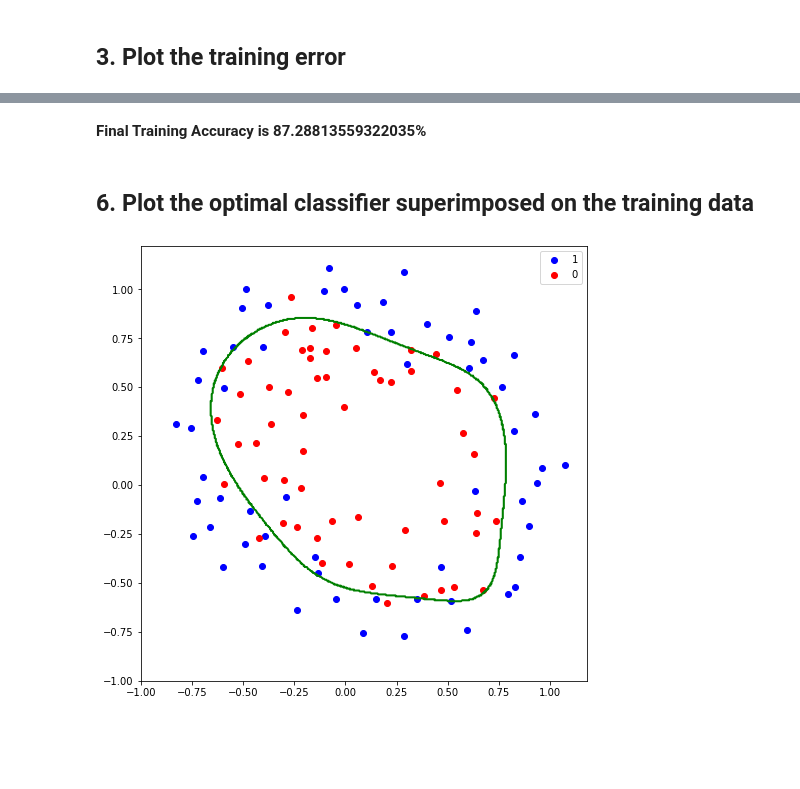
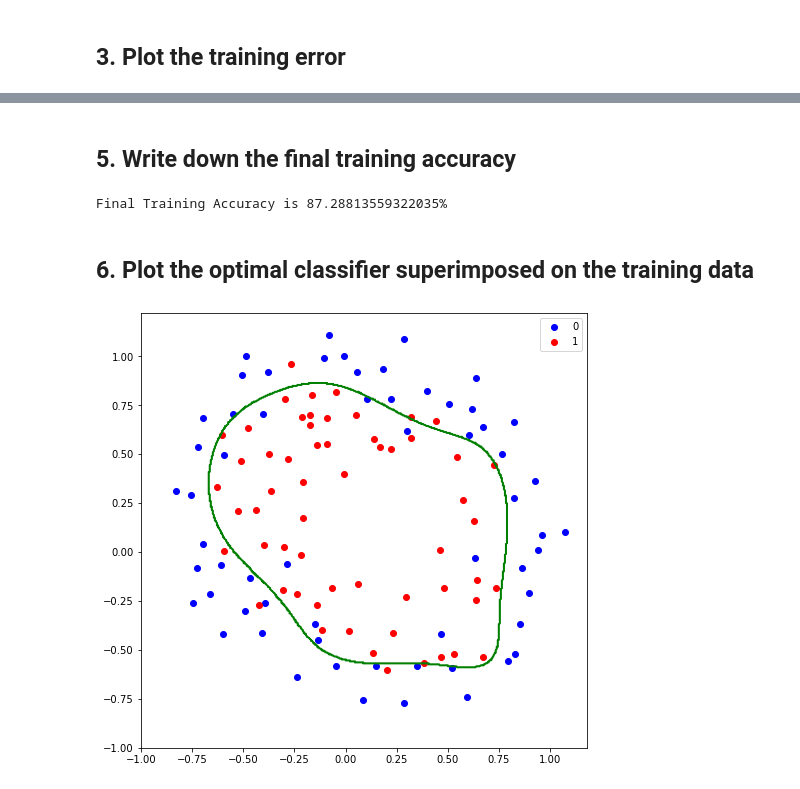
Before and after one commit to wonbeomjang/CAU54161-Machine-learning-class, a Jupyter notebook: Assignment_06/Assignment_06.ipynb, the cells around one changed output, grey strips where cells are left out. Drawn from its saved outputs; the diff is of its cells as text; code cells hidden in the pictures; blank space fills up the shorter version.

Commit message:
correct data label

```diff
--- a/Assignment_06/Assignment_06.ipynb
+++ b/Assignment_06/Assignment_06.ipynb
@@ -58,17 +40,14 @@ transformed_data.shape
 # %%
 from tqdm import tqdm
 
-epoch = 400000
-initial_lr = 1
+epoch = 2000000
 max_acc = 0
 
 lrs = []
 losses = []
 accuracys = []
-weights = []
-biases = []
 
-learning_rate = LearningRate(initial_lr, epoch)
+learning_rate = 1
 model = Model()
 
 for step in tqdm(range(epoch)):
@@ -80,27 +59,16 @@ for step in tqdm(range(epoch)):
 
     # Save losses and parameters
     losses += [loss.tolist()]
-    weights += [model.weight.tolist()]
-    biases += [model.bias.tolist()]
     accuracys += [acc.item()]
-    lrs += [learning_rate.item()]
 
     # Compute Error
     error = model(transformed_data) - y_train
 
     # Gradient Descent Algorithm
-    temp_bias = model.bias - learning_rate.item() * error.mean()
-    temp_weight = model.weight - learning_rate.item() * (error * transformed_data).mean(axis=0)
+    temp_weight = model.weight - learning_rate * (error * transformed_data).mean(axis=0)
 
     # Update parameter
-    model.bias = temp_bias
     model.weight = temp_weight
-
-    learning_rate.step()
-
-losses = np.asarray(losses)
-weights = np.asarray(weights)
-biases = np.asarray(biases)
 
 print(f'Train step: {step}')
 print(f'The optimal combination ratio: {model}')
@@ -169,19 +142,23 @@ plt.show()
-# %% [markdown]
-**Final Training Accuracy is 87.28813559322035%**
+# %% [markdown]
+## 5. Write down the final training accuracy
+# %%
+print(f'Final Training Accuracy is {accuracys[-1]*100}%')
+# %% [output]
+Final Training Accuracy is 87.28813559322035%
 # %% [markdown]
 ## 6. Plot the optimal classifier superimposed on the training data
 # %%
 plt.figure(figsize=(8, 8))
-plt.scatter(pointX0, pointY0, c='b', label=1)
-plt.scatter(pointX1, pointY1, c='r', label=0)
+plt.scatter(pointX0, pointY0, c='b', label=0)
+plt.scatter(pointX1, pointY1, c='r', label=1)
 
 x = np.arange(-1, 1, 0.005)
 y = np.arange(-1, 1, 0.005)
 data = np.array(np.meshgrid(x, y)).T.reshape(-1,2)
 z = model(preprocess_data(data)) < 0.5
 plt.tricontour(data[:, 0:1].squeeze(), data[:, 1:2].squeeze(), z.squeeze(), levels=1, colors='g')
 
 plt.legend()
 plt.show()
 # %% [output]
-[figure, old version]
+[figure, new version]
```
Also changed, not shown: parts of 11 cells of this notebook.
